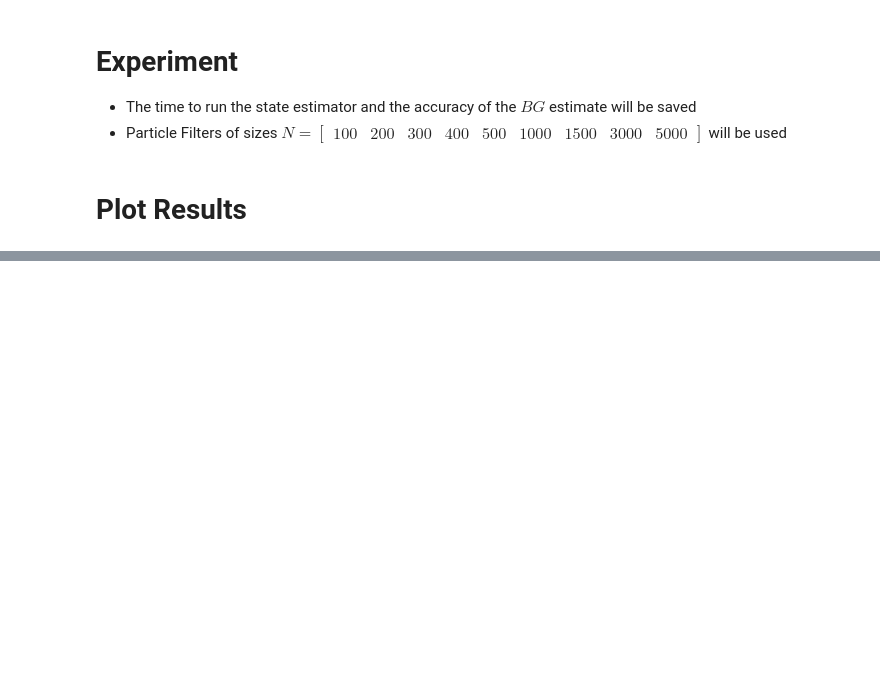
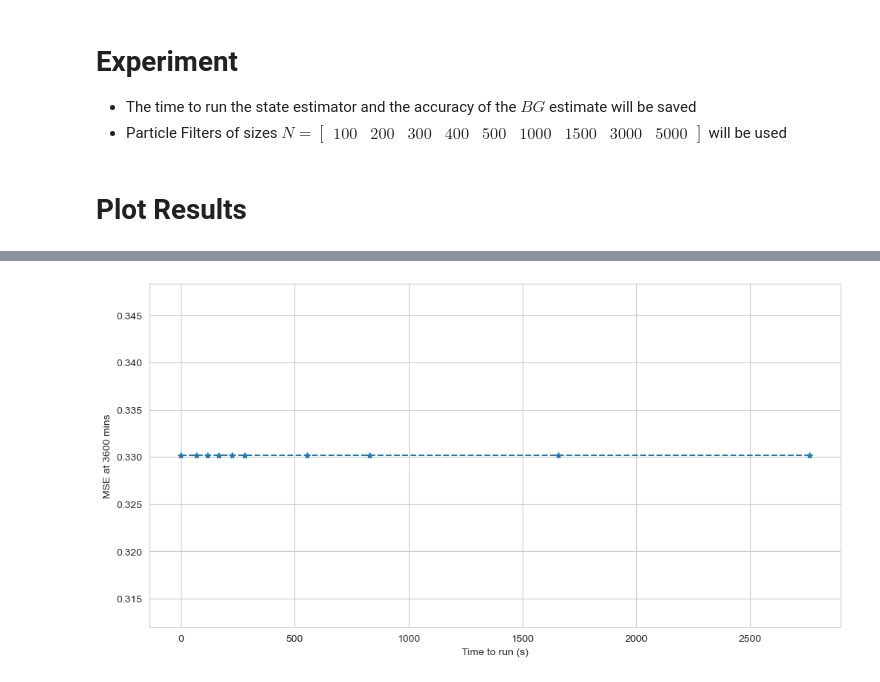
Before and after one commit to mlmulv/Thesis-Code, a Jupyter notebook: notebooks/02_Estimator_Comparison.ipynb, the cells around one changed output, grey strips where cells are left out. Saved outputs shown, nothing was run; the diff lists cells and outputs as text; code cells hidden in the pictures; blank space fills up the shorter version.

```diff
--- a/notebooks/02_Estimator_Comparison.ipynb
+++ b/notebooks/02_Estimator_Comparison.ipynb
@@ -79,0 +89,7 @@ plt.show();
+# %%
+fig, ax = plt.subplots(figsize=(12,6))
+ax.plot(mean_time_train, mean_err[:,-1], linestyle='--', marker='*')
+ax.set_xlabel('Time to run (s)')
+ax.set_ylabel('MSE at 3600 mins');
+# %% [output]
+[figure, added]
```
Also changed, not shown: parts of 3 cells of this notebook.
